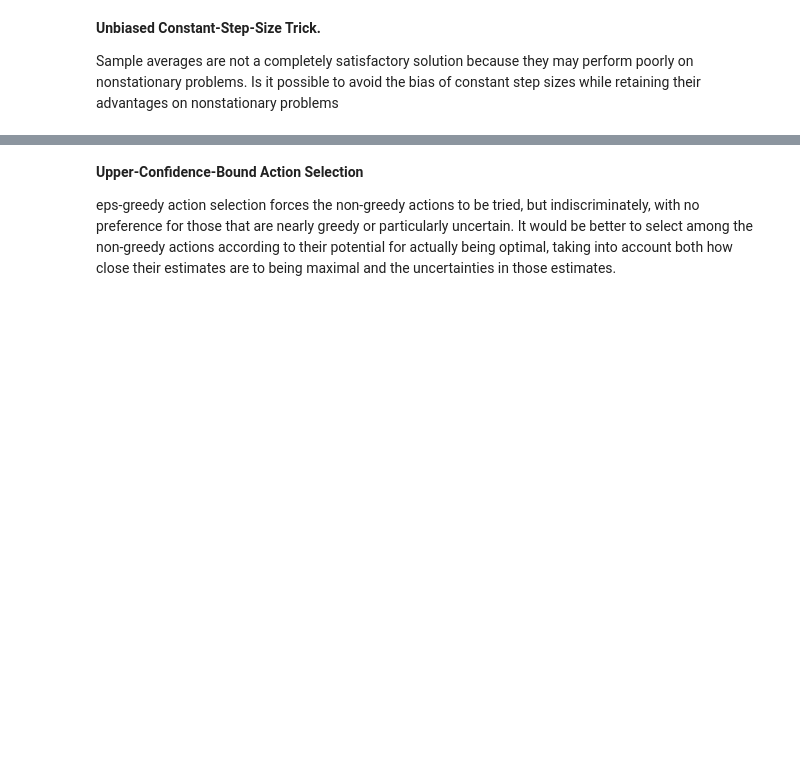
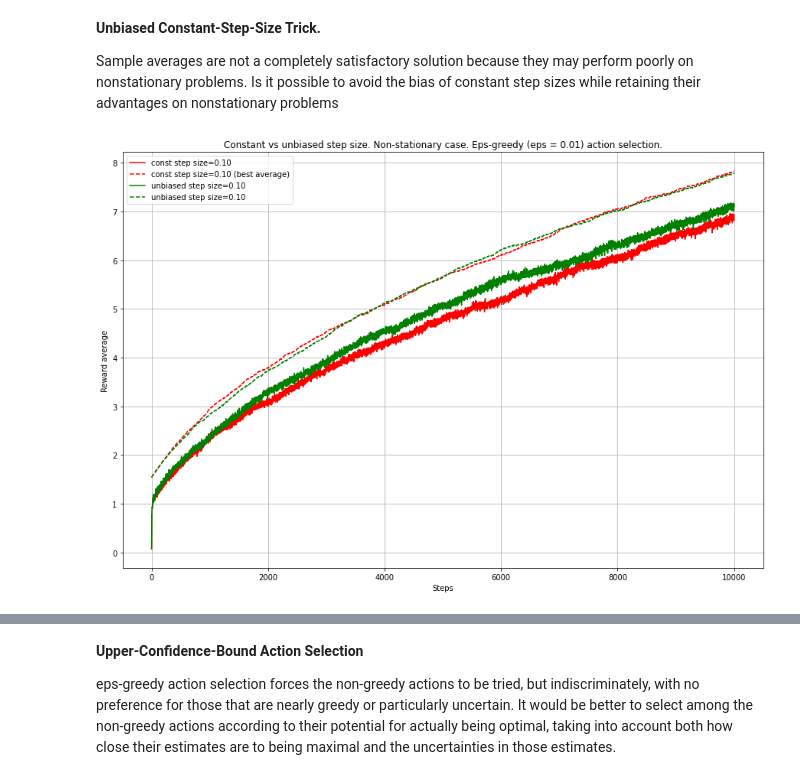
Before and after one commit to shamrous/RL, a Jupyter notebook: Bandit/Bandit.ipynb, the cells around one changed output, grey strips where cells are left out. Drawn from its saved outputs; the diff is of its cells as text; code cells hidden in the pictures; blank space fills up the shorter version.

```diff
--- a/Bandit/Bandit.ipynb
+++ b/Bandit/Bandit.ipynb
@@ -188,0 +181,27 @@ def const_step_unbiased(alpha, arms):
+# %%
+%%time
+steps = 10000
+alpha = 0.1
+alpha2 = 0.1
+for bandit in bandits:
+    bandit.configure(step_size = "constant", step_size_params = {'alpha':alpha2},
+                    action_selector = "eps_greedy", action_selector_params = {'eps':0.01},
+                    step_updater = "non_stationary", step_updater_params = None,
+                    init_Q = 0)
+steps_mean_ns_const, steps_mean_ns_const_best = calculate_rewards_mean_per_step(bandits, steps)
+
+for bandit in bandits:
+    bandit.configure(step_size = "step_unbiased", step_size_params = {'alpha':alpha},
+                    action_selector = "eps_greedy", action_selector_params = {'eps':0.01},
+                    step_updater = "non_stationary", step_updater_params = None,
+                    init_Q = 0)
+steps_mean_ns_unbiased, steps_mean_ns_unbiased_best = calculate_rewards_mean_per_step(bandits, steps)
+
+plt.figure(figsize=(15, 10))
+plt.plot(np.arange(steps), steps_mean_ns_const, 'r', label="const step size=%.2f"%alpha2)
+plt.plot(np.arange(steps), steps_mean_ns_const_best, 'r--', label="const step size=%.2f (best average)"%alpha2)
+plt.plot(np.arange(steps), steps_mean_ns_unbiased, 'g', label="unbiased step size=%.2f"%alpha)
+plt.plot(np.arange(steps), steps_mean_ns_unbiased_best, 'g--', label="unbiased step size=%.2f"%alpha)
+draw_plot("Constant vs unbiased step size. Non-stationary case. Eps-greedy (eps = 0.01) action selection.")
+# %% [output]
+[figure, added]
```
Also changed, not shown: parts of 10 cells of this notebook.
